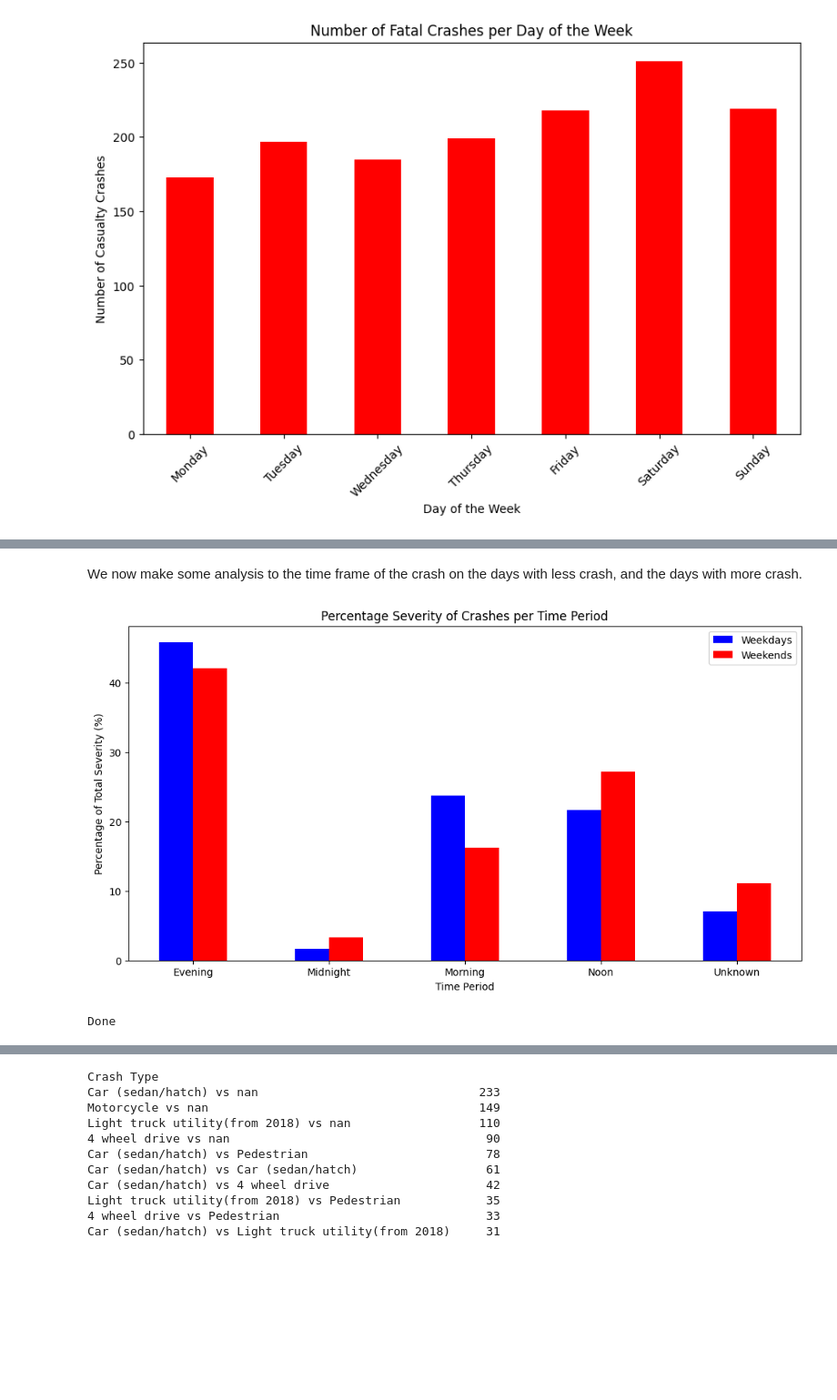
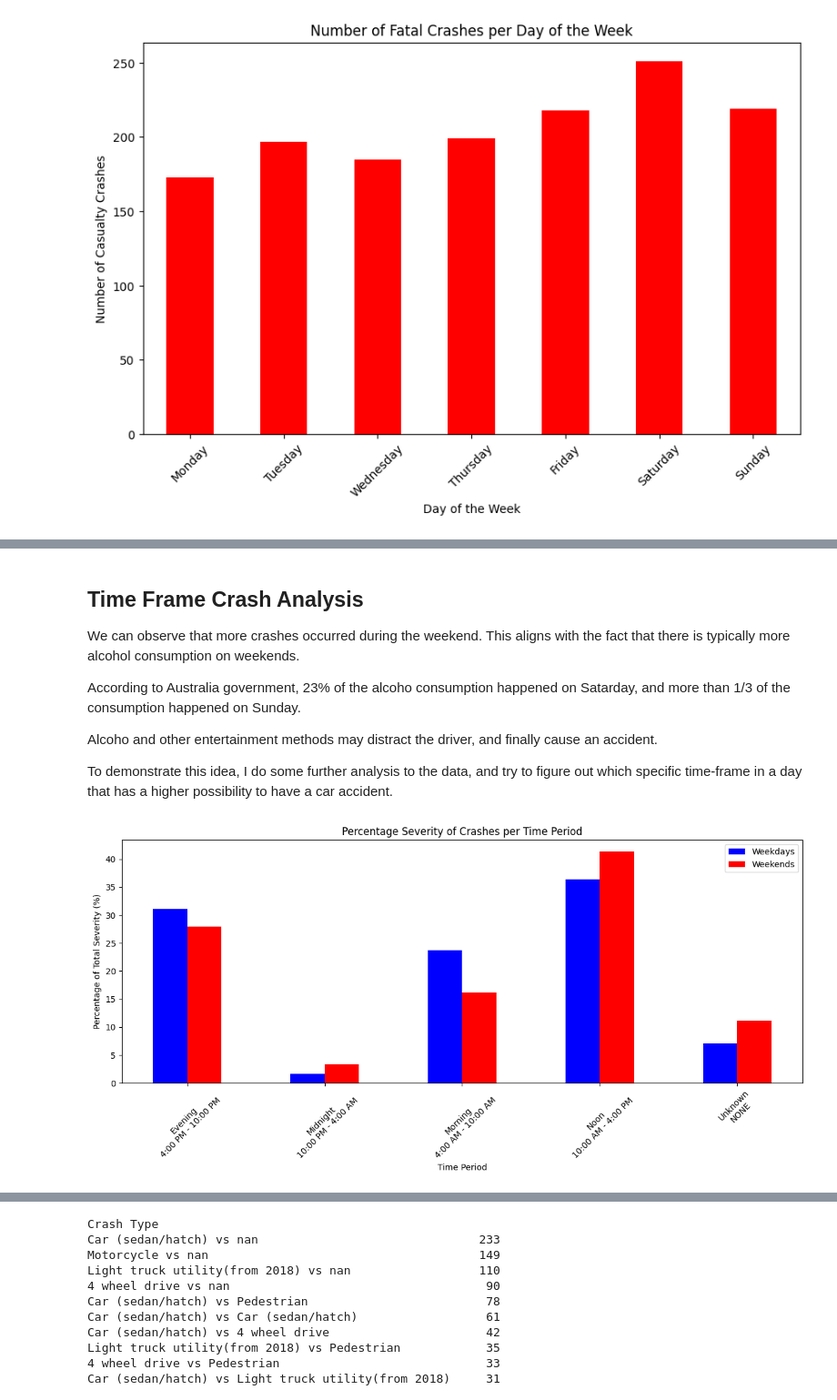
Before and after one commit to Yuyun-Zhou/open-data-project, a Jupyter notebook: crash.ipynb, the cells around one changed output, grey strips where cells are left out. Shown at 91% size. Drawn from its saved outputs; the diff is of its cells as text; code cells hidden in the pictures; blank space fills up the shorter version.

```diff
--- a/crash.ipynb
+++ b/crash.ipynb
@@ -90,12 +87,20 @@ Done the graph of severity
-# %% [markdown]
-We now make some analysis to the time frame of the crash on the days with less crash, and the days with more crash.
+# %% [markdown]
+## Time Frame Crash Analysis
+
+We can observe that more crashes occurred during the weekend. This aligns with the fact that there is typically more alcohol consumption on weekends.
+
+According to Australia government, 23% of the alcoho consumption happened on Satarday, and more than 1/3 of the consumption happened on Sunday.
+
+Alcoho and other entertainment methods may distract the driver, and finally cause an accident.
+
+To demonstrate this idea, I do some further analysis to the data, and try to figure out which specific time-frame in a day that has a higher possibility to have a car accident.
 # %%
 def categorize_time(interval):
     time_map = {
         "Midnight": ["22:00 - 23:59", "00:00 - 01:59", "02:00 - 03:59"],
         "Morning": ["04:00 - 05:59", "06:00 - 07:59", "08:00 - 09:59"],
-        "Noon": ["10:00 - 11:59", "12:00 - 13:59"],
-        "Evening": ["14:00 - 15:59", "16:00 - 17:59", "18:00 - 19:59", "20:00 - 21:59"]
+        "Noon": ["10:00 - 11:59", "12:00 - 13:59", "14:00 - 15:59"],
+        "Evening": ["16:00 - 17:59", "18:00 - 19:59", "20:00 - 21:59"]
     }
 
     for timeName in time_map:
@@ -105,38 +110,40 @@ def categorize_time(interval):
 # %%
 crash_data['Time Period'] = crash_data['Two-hour intervals'].apply(categorize_time)
 
 weekdays = crash_data[crash_data['Day of week of crash'].apply(lambda x: x in ['Monday', 'Tuesday', 'Wednesday', 'Thursday', 'Friday'])]
 weekends = crash_data[crash_data['Day of week of crash'].apply(lambda x: x in ['Saturday', 'Sunday'])]
 
 severity_weekdays = weekdays.groupby('Time Period')['Severity'].sum()
 severity_weekends = weekends.groupby('Time Period')['Severity'].sum()
 
 total_weekdays = severity_weekdays.sum()
 total_weekends = severity_weekends.sum()
 
 combined_severity = pd.concat([severity_weekdays, severity_weekends], axis=1, keys=['Weekdays', 'Weekends'])
 
-# Plotting grouped bar graph
+weekday_percentage = combined_severity['Weekdays'] / total_weekdays * 100.0
+weekend_percentage = combined_severity['Weekends'] / total_weekends * 100.0
+
 plt.figure(figsize=(12, 6))
 bar_width = 0.25
 index = range(len(combined_severity))
 
-weekday_percentage = combined_severity['Weekdays'] / total_weekdays * 100.0
 plt.bar(index, weekday_percentage, bar_width, color='blue', label='Weekdays')
+plt.bar([i + bar_width for i in index], weekend_percentage, bar_width, color='red', label='Weekends')
 
-# Plot weekends severity
-weekend_percentage = combined_severity['Weekends'] / total_weekends * 100.0
-plt.bar([i + bar_width for i in index], weekend_percentage, bar_width, color='red', label='Weekends')
+time_categories =   ['4:00 PM - 10:00 PM', '10:00 PM - 4:00 AM', '4:00 AM - 10:00 AM', "10:00 AM - 4:00 PM",
+                    'NONE', 'NONE',
+                    'NONE', 'NONE',
+                    'NONE', 'NONE', 'NONE', 'NONE']
+
+combined_labels = [f'{label}\n{category}' for label, category in zip(combined_severity.index, time_categories)]
 
 plt.xlabel('Time Period')
 plt.ylabel('Percentage of Total Severity (%)')
 plt.title('Percentage Severity of Crashes per Time Period')
-plt.xticks([i + bar_width / 2 for i in index], combined_severity.index)
+plt.xticks([i + bar_width / 2 for i in index], combined_labels, rotation=45)  # Adjust rotation if needed
 plt.legend()
-# plt.tight_layout()
+plt.tight_layout()
 plt.show()
-
-print("Done")
 # %% [output]
-[figure, old version]
+[figure, new version]
-Done
```
Also changed, not shown: parts of 5 cells of this notebook.
